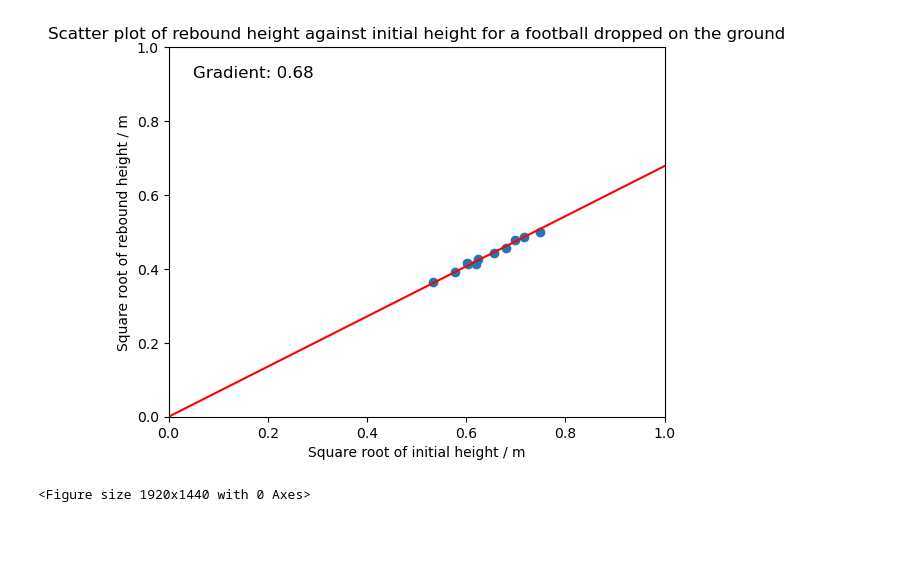
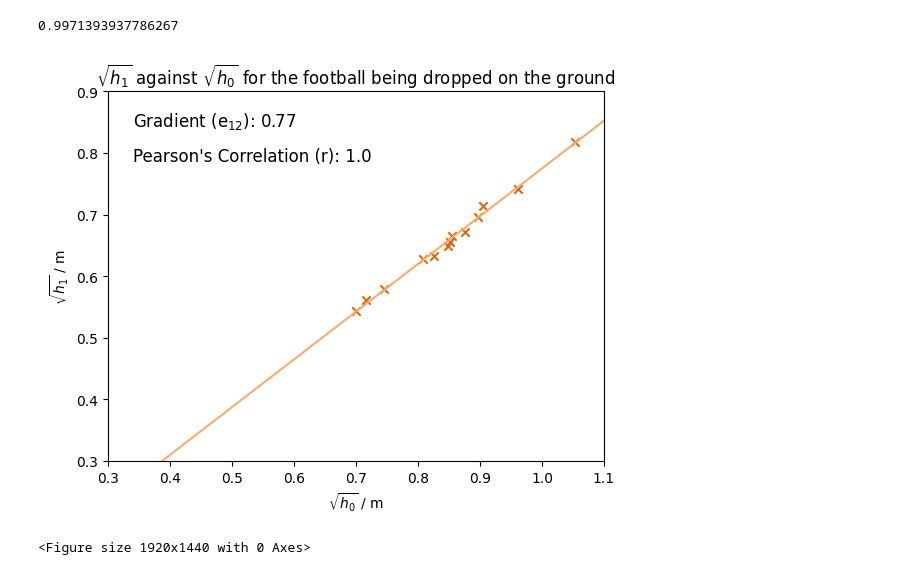
Before and after one commit to Aaryan-Varshney/practical-project-25, a Jupyter notebook: football-ground-COR.ipynb, the cells around one changed output. Drawn from its saved outputs; the diff is of its cells as text; code cells hidden in the pictures; blank space fills up the shorter version.

Commit message:
final graphs

```diff
--- a/football-ground-COR.ipynb
+++ b/football-ground-COR.ipynb
@@ -4,40 +6,48 @@ import numpy as np
 # %%
 initial = np.array([
-0.333, 0.56, 0.463, 0.362, 0.365, 0.389, 0.488, 0.43, 0.512, 0.285, 0.385
-])
+    0.719, 0.555, 0.805, 0.766, 0.489, 0.924, 0.513, 1.109, 0.732, 0.653, 0.724, 0.681, 0.82
+    ])
 
 rebound = np.array([
-0.154, 0.25, 0.209, 0.173, 0.17, 0.182, 0.229, 0.197, 0.237, 0.132, 0.171
-])
+    0.421, 0.336, 0.485, 0.452, 0.296, 0.549, 0.315, 0.668, 0.443, 0.3937, 0.429, 0.401, 0.51
+    ])
 
 initial_sqrt = np.sqrt(initial)
 rebound_sqrt = np.sqrt(rebound)
 x = initial_sqrt
 y = rebound_sqrt
+
+corr, _ = pearsonr(x, y)
+print(corr)
+# %% [output]
+0.9971393937786267
 # %%
-plt.scatter(x, y)
+cross_colour = '#d96a13'
+line_colour = '#f7ac73'
+plt.scatter(x, y, marker ='x', color=cross_colour)
 
-plt.xlabel('Square root of initial height / m')
-plt.ylabel('Square root of rebound height / m')
-plt.title('Scatter plot of rebound height against initial height for a football dropped on the ground')
+plt.xlabel(r'$\sqrt{h_0}$ / m')
+plt.ylabel(r'$\sqrt{h_1}$ / m')
+plt.title(r'$\sqrt{h_1}$ against $\sqrt{h_0}$ for the football being dropped on the ground')
 
 # Calculate the slope of the trendline passing through the origin
 slope = np.sum(x * y) / np.sum(x * x)
 
 # Generate trendline values
-trendline_x = np.linspace(0, 1, 100)
+trendline_x = np.linspace(0, 1.5, 100)
 trendline_y = slope * trendline_x
 
 # Plot the trendline
-plt.plot(trendline_x, trendline_y, color='red')
-plt.text(0.05, 0.95, f'Gradient: {round(slope, 2)}', transform=plt.gca().transAxes, fontsize=12, verticalalignment='top')
+plt.plot(trendline_x, trendline_y, color=line_colour)
+plt.text(0.05, 0.95, f'Gradient (e$_{{12}}$): {round(slope, 2)}', transform=plt.gca().transAxes, fontsize=12, verticalalignment='top')
+plt.text(0.05, 0.85, f'Pearson\'s Correlation (r): {round(corr, 2)}', transform=plt.gca().transAxes, fontsize=12, verticalalignment='top')
 
 # Set the scale of both axes to be from 0 to 1
-plt.xlim(0, 1)
-plt.ylim(0, 1)
+plt.xlim(0.3, 1.1)
+plt.ylim(0.3, 0.9)
 
 plt.figure(dpi=300)
 plt.show()
 # %% [output]
-[figure, old version]
+[figure, new version]
 <Figure size 1920x1440 with 0 Axes>
```
Also changed, not shown: parts of 1 cell of this notebook, 1 other file.
